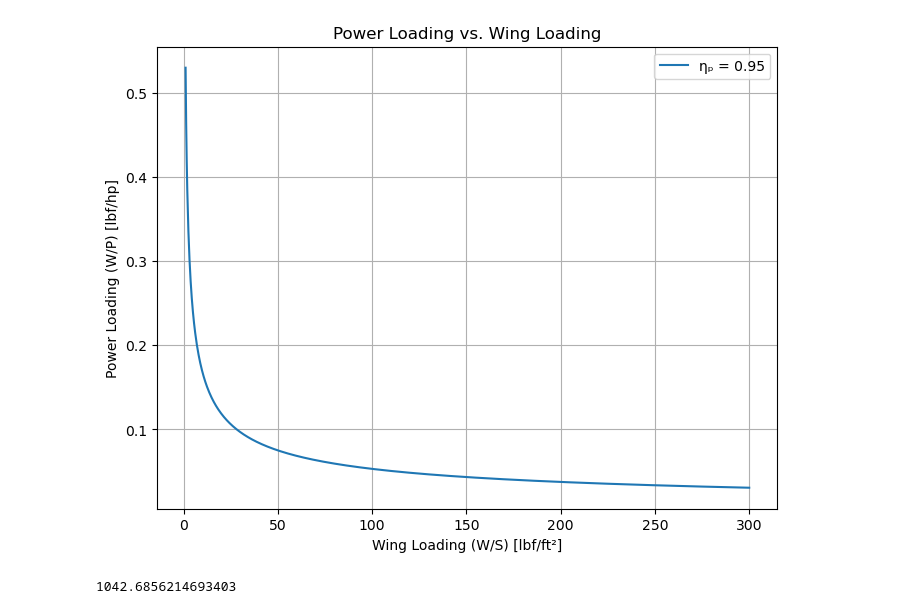
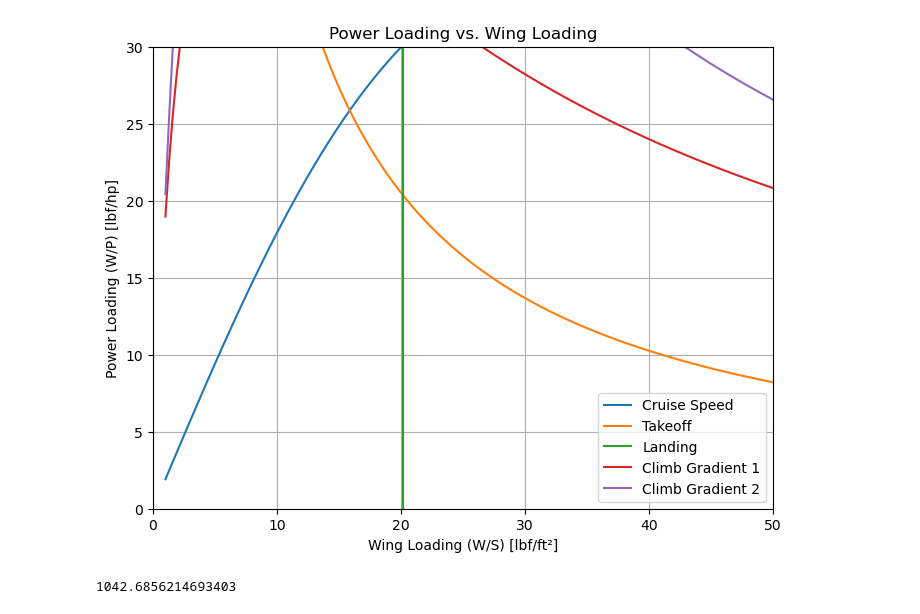
Before and after one commit to VaishnaviK003/Group9-EAE-130-A-B-UCDavis-2025-GatewayToBlueSkies, a Jupyter notebook: A4_powerplant_1cd.ipynb, the cells around one changed output. Saved outputs shown, nothing was run; the diff lists cells and outputs as text; code cells hidden in the pictures.

```diff
--- a/A4_powerplant_1cd.ipynb
+++ b/A4_powerplant_1cd.ipynb
@@ -71,47 +71,47 @@ c_sl = 0.45 # specific fuel consumtion factor in lb / hp-hr # float(input("Enter
 S_wet_rest = 1200 # float(input("Enter the wetted area of the aircraft excluding the wings (ft^2): "))  # pg. 49 Metabook
 
 
-def weight_calc(S0, T_i, W0):
-    We_W0 = A * (W0 ** C)  # formula for empty weight ratio - based on the current W0
-    We = We_W0 * W0
-    density_wing = 2.5  # lb/ft^2 Metabook pg. 76
-    WS = 12  # design point from W/P vs. W/S diagram from A3
-    S_design_point = W0 / WS
-    We += density_wing * (S0 - S_design_point)
-    T0 = T_i
-    W_engine_dp = (750 ** 0.9306) * (10 ** -0.1205) # Metabook 79
-    W_engine = 331 #lbs
-    We += (W_engine * T0) - (W_engine_dp * T0)
+def weight_calc(delta, tol, S0, T_i, W0):
+    while (delta > tol):
+        We_W0 = A * (W0 ** C)  # formula for empty weight ratio - based on the current W0
+        We = We_W0 * W0
+        density_wing = 2.5  # lb/ft^2 Metabook pg. 76
+        WS = 12  # design point from W/P vs. W/S diagram from A3
+        S_design_point = W0 / WS
+        We += density_wing * (S0 - S_design_point)
+        T0 = T_i
+        W_engine_dp = (750 ** 0.9306) * (10 ** -0.1205) # Metabook 79
+        W_engine = 331 #lbs
+        We += (W_engine * T0) - (W_engine_dp * T0)
 
-    # Algorithm 3 - fuel fraction calculation
-    W1_W0 = 1 - c_sl * (15 / 1) * (0.05 * T0 / W0)  # fuel burned from running the engine for 15 min at 5% max
-    W1 = W1_W0 * W0
-    W2_W1 = 1 - c_sl * (1 / 1) * (T0 / W1)  # Fuel burned from running the engine for 1 min at max
-    W3_W2 = 0.998  # climb segment in Algorithm 3 - using historical values
+        # Algorithm 3 - fuel fraction calculation
+        W1_W0 = 1 - c_sl * (15 / 1) * (0.05 * T0 / W0)  # fuel burned from running the engine for 15 min at 5% max
+        W1 = W1_W0 * W0
+        W2_W1 = 1 - c_sl * (1 / 1) * (T0 / W1)  # Fuel burned from running the engine for 1 min at max
+        W3_W2 = 0.998  # climb segment in Algorithm 3 - using historical values
 
-    c_f = 0.0055 # figure 4.4 on Metabook - "light aircraft - single engine"
-    eff_clean = 0.825  # Oswald efficiency factor
-    AR = 28/3  # Aspect ratio NEEDS TO CHANGE FOR CHANGE OF AIRCRAFT
+        c_f = 0.0055 # figure 4.4 on Metabook - "light aircraft - single engine"
+        eff_clean = 0.825  # Oswald efficiency factor
+        AR = 28/3  # Aspect ratio NEEDS TO CHANGE FOR CHANGE OF AIRCRAFT
 
-    CD_0 = c_f * (S_wet_rest + 2 * S0) / S0  # Zero-lift drag coefficient
-    k = 1 / (math.pi * eff_clean * AR)  # Induced drag factor
-    CL = math.sqrt(CD_0 / k)  # Optimal CL for max L/D (Fix applied)
-    L_D = (0.94 * CL) / (CD_0 + k * CL**2)  # Lift-to-drag ratio
+        CD_0 = c_f * (S_wet_rest + 2 * S0) / S0  # Zero-lift drag coefficient
+        k = 1 / (math.pi * eff_clean * AR)  # Induced drag factor
+        CL = math.sqrt(CD_0 / k)  # Optimal CL for max L/D (Fix applied)
+        L_D = (0.94 * CL) / (CD_0 + k * CL**2)  # Lift-to-drag ratio
 
-    W4_W3 = math.exp(-Range * c / (velocity * L_D))  # weight fraction during cruising
+        W4_W3 = math.exp(-Range * c / (velocity * L_D))  # weight fraction during cruising
 
-    W5_W4 = 0.999  # Descent historical value
-    W6_W5 = 0.998  # Landing historical value
+        W5_W4 = 0.999  # Descent historical value
+        W6_W5 = 0.998  # Landing historical value
 
-    W6_W0 = W6_W5 * W5_W4 * W4_W3 * W3_W2 * W2_W1 * W1_W0
-    Wf_W0 = 1 - W6_W0
+        W6_W0 = W6_W5 * W5_W4 * W4_W3 * W3_W2 * W2_W1 * W1_W0
+        Wf_W0 = 1 - W6_W0
 
-    W0_new = (weight_crew + weight_payload) / (1 - Wf_W0 - We/W0)  # calculating the new takeoff gross weight
-    W0 = W0_new  # updating the takeoff gross weight
+        W0_new = (weight_crew + weight_payload) / (1 - Wf_W0 - We/W0)  # calculating the new takeoff gross weight
+        delta = abs((W0_new - W0) / W0_new)
+        W0 = W0_new  # updating the takeoff gross weight
+        return W0
 
-    #print(W0)
-
-    return W0
 
 def stall_WS():
     # Stall - Metabook pg. 31 & from lec 07 slide 17
@@ -187,37 +187,55 @@ cD_max_cruise = parasite_drag_coeff + (1 / (math.pi * eff_clean * AR)) * (cL_max
 #CL = 1.0        # Typical cruise lift coefficient
 #CD = 0.02       # Typical cruise drag coefficient
 
 # Efficiency values to compare
 #eta_p_values = [0.75, 0.85, 0.95]
 
-eta_p = 0.95
+eta_p = 0.60
+eta_t = 0.6
+eta_c = 0.6
+eta_g = 0.6
 
 # Wing loading range (W/S) in lbf/ft^2
 WS_range = math.linspace(1, 300, 1000)
 
 # Plot W/P vs. W/S
 plt.figure(figsize=(8,6))
 #for eta_p in eta_p_values:
-WP = eta_p * (cL_max_cruise/cD_max_cruise) * math.sqrt((rho * cL_max_cruise) / (2 * WS_range))
-plt.plot(WS_range, WP, label=f'ηₚ = {eta_p:.2f}')
+#WP = eta_p * (cL_max_cruise/cD_max_cruise) * math.sqrt((rho * cL_max_cruise) / (2 * WS_range))
+PW_cruise = eta_g * cruise(WS_range)
+PW_takeoff = eta_g * takeoff(WS_range)
+WS_landing = landing_WS() * math.ones(len(WS_range))
+climb1, climb2 = climb(WS_range)
+climb3, climb4 = balked_climb(WS_range)
+
+#plt.plot(WS_range, WP, label= "trial1")
+plt.plot(WS_range, 1/PW_cruise, label=f'Cruise Speed')
+plt.plot(WS_range, 1/PW_takeoff, label=f'Takeoff')
+plt.plot(WS_landing, math.linspace(0, 300, len(WS_range)), label=f'Landing')
+plt.plot(WS_range, 1/(eta_g * climb2), label=f'Climb Gradient 1')
+plt.plot(WS_range, 1/ (eta_g * climb4), label=f'Climb Gradient 2')
+
+
+plt.xlim(0, 50)
+plt.ylim(0, 30)
 
 # Labels and legend
 plt.xlabel("Wing Loading (W/S) [lbf/ft²]")
 plt.ylabel("Power Loading (W/P) [lbf/hp]")
 plt.title("Power Loading vs. Wing Loading")
 plt.legend()
 plt.grid(True)
 plt.show()
 
 
 #thurst = m_dot * (v_jet - v_inf)
 
 #power_available = thurst * v_inf
 
 #eta_p1 = power_available / (power_available + (0.5 * m_dot * (v_jet - v_inf)**2))
 #eta_p2 = 2 / (1 + (v_jet / v_inf))
 # %% [output]
-[figure, old version]
+[figure, new version]
 # %%
 ###############################
 #### PART 2 #####
```
Also changed, not shown: parts of 1 cell of this notebook.
